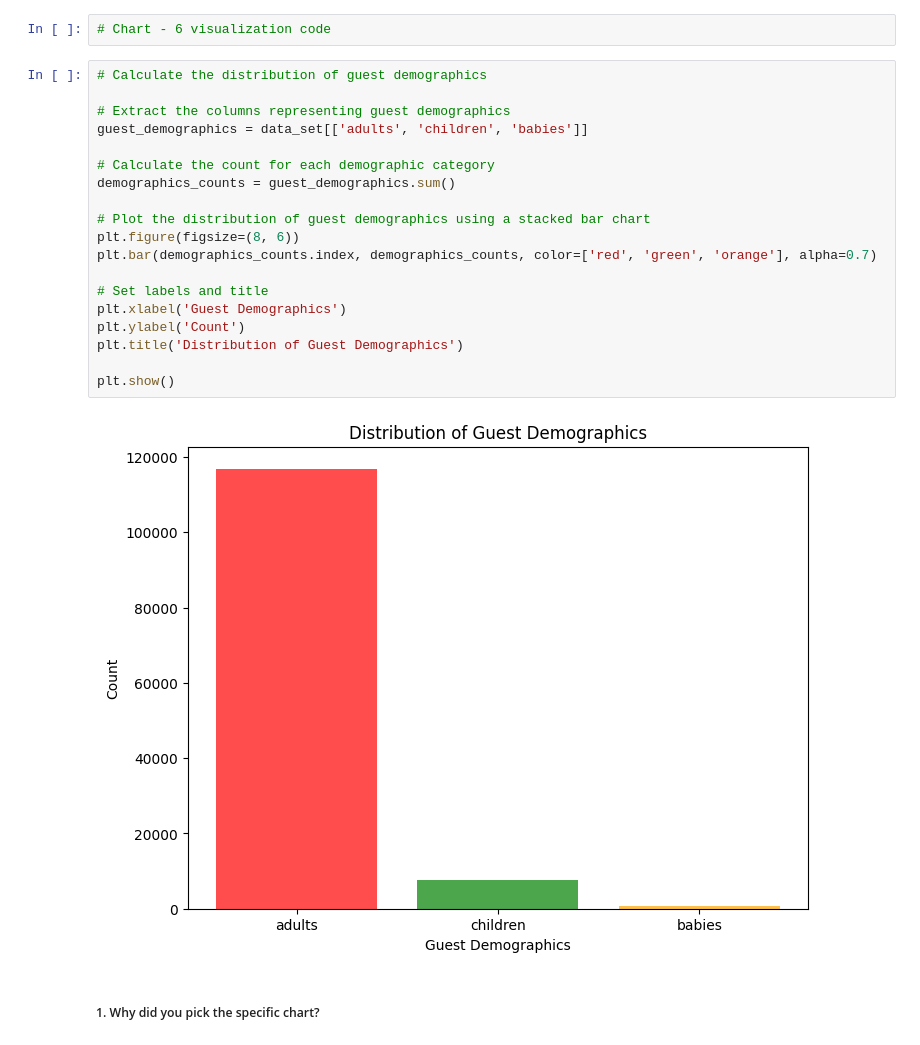
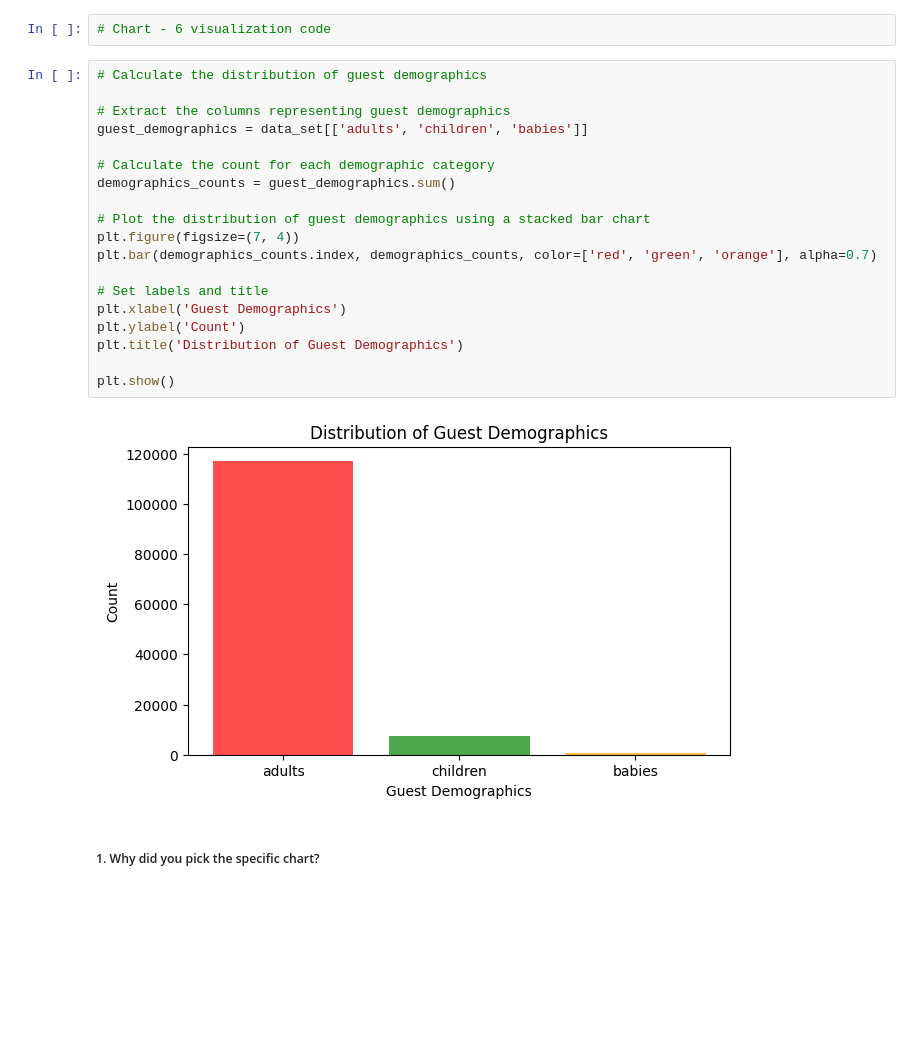
Before and after one commit to Sakshi1127/almabettercapstoneproject, a Jupyter notebook: EDA_Hotel_Booking_analysis.ipynb, the cells around one changed output. Drawn from its saved outputs; the diff is of its cells as text; blank space fills up the shorter version.

```diff
--- a/EDA_Hotel_Booking_analysis.ipynb
+++ b/EDA_Hotel_Booking_analysis.ipynb
@@ -642,24 +641,24 @@ Are there any insights that lead to negative growth? Justify with specific reaso
 # %%
 # Calculate the distribution of guest demographics
 
 # Extract the columns representing guest demographics
 guest_demographics = data_set[['adults', 'children', 'babies']]
 
 # Calculate the count for each demographic category
 demographics_counts = guest_demographics.sum()
 
 # Plot the distribution of guest demographics using a stacked bar chart
-plt.figure(figsize=(8, 6))
+plt.figure(figsize=(7, 4))
 plt.bar(demographics_counts.index, demographics_counts, color=['red', 'green', 'orange'], alpha=0.7)
 
 # Set labels and title
 plt.xlabel('Guest Demographics')
 plt.ylabel('Count')
 plt.title('Distribution of Guest Demographics')
 
 plt.show()
 # %% [output]
-[figure, old version]
+[figure, new version]
 # %% [markdown]
 ##### 1. Why did you pick the specific chart?
 # %% [markdown]
```
Also changed, not shown: parts of 12 cells of this notebook.
